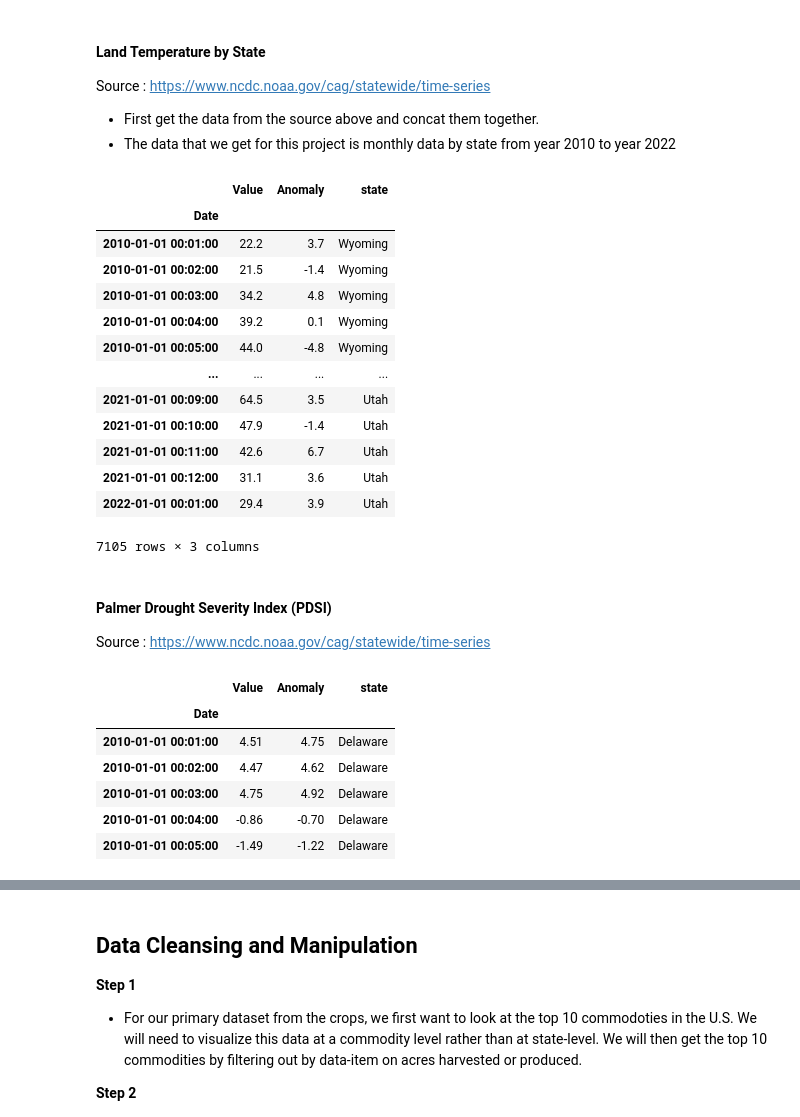
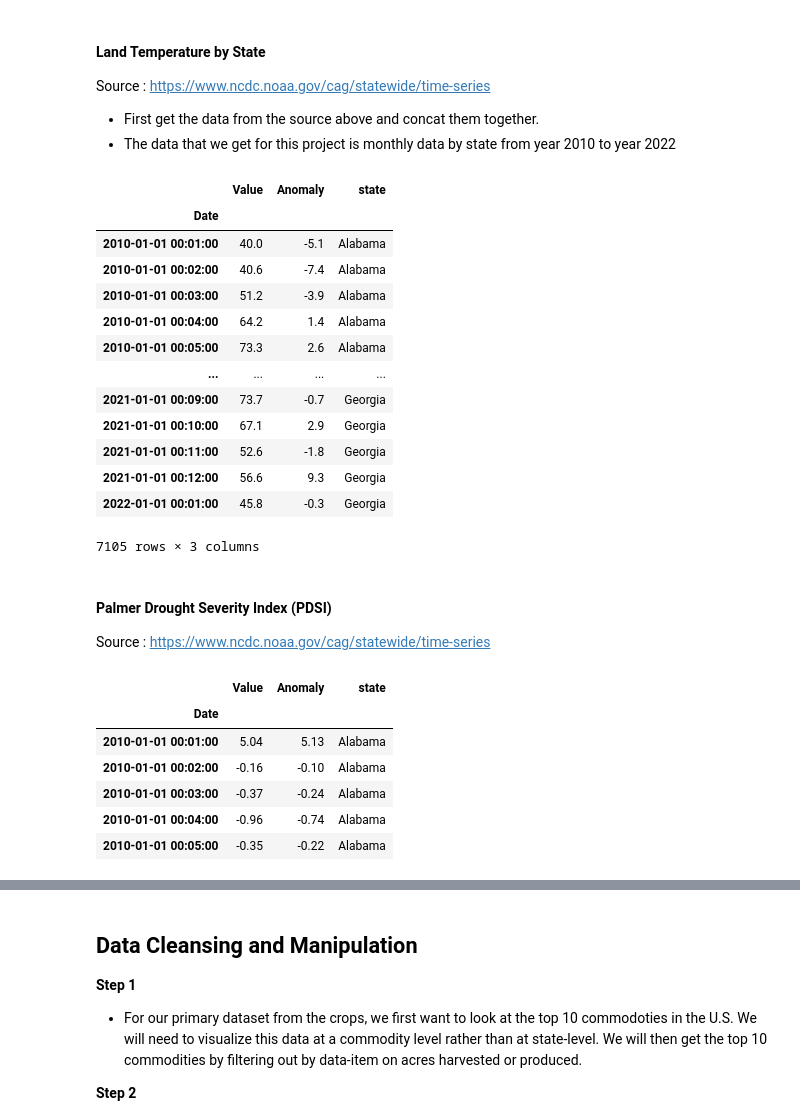
Before and after one commit to srilekha-sikhinam/SIADS-591_592, a Jupyter notebook: drought_crop.ipynb, the cells around one changed output, grey strips where cells are left out. Drawn from its saved outputs; the diff is of its cells as text; code cells hidden in the pictures.

```diff
--- a/drought_crop.ipynb
+++ b/drought_crop.ipynb
@@ -68,19 +50,19 @@ pd.set_option('display.max_columns', 500)
 
 our crop dataset from
 # %%
-pd.set_option('display.max_columns', None)
+# pd.set_option('display.max_columns', None)
 
-from google.colab import drive
-drive.mount('/content/drive/', force_remount=True)
+# from google.colab import drive
+# drive.mount('/content/drive/', force_remount=True)
 
-# your root directory for outputs is set to your google drive
-# you should create a sub-folder called data under your 'Colab Notebooks'.
-# An example is in https://developmentseed.org/sat-ml-training/GettingStarted#Explore-your-drive
+# # your root directory for outputs is set to your google drive
+# # you should create a sub-folder called data under your 'Colab Notebooks'.
+# # An example is in https://developmentseed.org/sat-ml-training/GettingStarted#Explore-your-drive
 
-my_root_dir = "drive/MyDrive/Colab Notebooks/data/"
-crop_data = 'drive/MyDrive/Colab Notebooks/data/crop_yield.csv'
-# crop_data = '/content/drive/My Drive/SERVIR-HKH-crop-yield/crop_yield'
+# my_root_dir = "drive/MyDrive/Colab Notebooks/data/"
+# crop_data = 'drive/MyDrive/Colab Notebooks/data/crop_yield.csv'
+# # crop_data = '/content/drive/My Drive/SERVIR-HKH-crop-yield/crop_yield'
 
-import os
+# import os
 
-print(os.getcwd())
+# print(os.getcwd())
@@ -164,7 +145,8 @@ Source : https://www.ncdc.noaa.gov/cag/statewide/time-series
 # read each file and change column value to each state
 import ntpath
 
-path = 'drive/MyDrive/Colab Notebooks/data/precipitation/'
+# path = 'drive/MyDrive/Colab Notebooks/data/precipitation/'
+path = 'secondary_dataset/precipitation'
 all_files = glob.glob(os.path.join(path, "*.csv"))
 files_list = []
 for file in all_files:
@@ -214,34 +196,35 @@ Source : https://www.ncdc.noaa.gov/cag/statewide/time-series
 * The data that we get for this project is monthly data by state from year 2010 to year 2022
 # %%
 # read and write csv to collect state from the top of the cell
-path = 'drive/MyDrive/Colab Notebooks/data/temperature/'
+# path = 'drive/MyDrive/Colab Notebooks/data/temperature/'
+path = 'secondary_dataset/temperature'
 files = [os.path.join(path, f) for f in os.listdir(path)] # if os.path.isfile(os.path.join(path, f))
 df_list = []
 for f in files:
     file = open(f, 'r')
     firstline = file.readline()
     state = firstline.split(',')[0] # extract state from csv file
     df = pd.read_csv(f, skiprows=4) # read_csv to df
     df['state'] = state
     df_list.append(df)
 temp_df = pd.concat(df_list, ignore_index=True)
 temp_df['Date'] = pd.to_datetime(temp_df['Date'], format='%Y%M')
 temp_df.set_index('Date', inplace=True)
 temp_df
 # %% [output]
 |  | Value | Anomaly | state |
 | Date |  |  |  |
-| 2010-01-01 00:01:00 | 22.2 | 3.7 | Wyoming |
-| 2010-01-01 00:02:00 | 21.5 | -1.4 | Wyoming |
-| 2010-01-01 00:03:00 | 34.2 | 4.8 | Wyoming |
-| 2010-01-01 00:04:00 | 39.2 | 0.1 | Wyoming |
-| 2010-01-01 00:05:00 | 44.0 | -4.8 | Wyoming |
+| 2010-01-01 00:01:00 | 40.0 | -5.1 | Alabama |
+| 2010-01-01 00:02:00 | 40.6 | -7.4 | Alabama |
+| 2010-01-01 00:03:00 | 51.2 | -3.9 | Alabama |
+| 2010-01-01 00:04:00 | 64.2 | 1.4 | Alabama |
+| 2010-01-01 00:05:00 | 73.3 | 2.6 | Alabama |
 | ... | ... | ... | ... |
-| 2021-01-01 00:09:00 | 64.5 | 3.5 | Utah |
-| 2021-01-01 00:10:00 | 47.9 | -1.4 | Utah |
-| 2021-01-01 00:11:00 | 42.6 | 6.7 | Utah |
-| 2021-01-01 00:12:00 | 31.1 | 3.6 | Utah |
-| 2022-01-01 00:01:00 | 29.4 | 3.9 | Utah |
+| 2021-01-01 00:09:00 | 73.7 | -0.7 | Georgia |
+| 2021-01-01 00:10:00 | 67.1 | 2.9 | Georgia |
+| 2021-01-01 00:11:00 | 52.6 | -1.8 | Georgia |
+| 2021-01-01 00:12:00 | 56.6 | 9.3 | Georgia |
+| 2022-01-01 00:01:00 | 45.8 | -0.3 | Georgia |
 7105 rows × 3 columns
 # %%
 temp_year_df = temp_df.groupby([pd.Grouper(freq='Y'), 'state']).mean()
@@ -253,7 +236,8 @@ temp_year_df.rename(columns={'Value':'temp', 'state':'State'}, inplace=True)
 Source : https://www.ncdc.noaa.gov/cag/statewide/time-series
 # %%
 # read and write csv to collect state from the top of the cell
-path = 'drive/MyDrive/Colab Notebooks/data/pdsi'
+# path = 'drive/MyDrive/Colab Notebooks/data/pdsi'
+path = 'secondary_dataset/pdsi'
 files = [os.path.join(path, f) for f in os.listdir(path)] # if os.path.isfile(os.path.join(path, f))
 df_list = []
 for f in files:
@@ -270,11 +254,11 @@ pdsi_df.head(5)
 # %% [output]
 |  | Value | Anomaly | state |
 | Date |  |  |  |
-| 2010-01-01 00:01:00 | 4.51 | 4.75 | Delaware |
-| 2010-01-01 00:02:00 | 4.47 | 4.62 | Delaware |
-| 2010-01-01 00:03:00 | 4.75 | 4.92 | Delaware |
-| 2010-01-01 00:04:00 | -0.86 | -0.70 | Delaware |
-| 2010-01-01 00:05:00 | -1.49 | -1.22 | Delaware |
+| 2010-01-01 00:01:00 | 5.04 | 5.13 | Alabama |
+| 2010-01-01 00:02:00 | -0.16 | -0.10 | Alabama |
+| 2010-01-01 00:03:00 | -0.37 | -0.24 | Alabama |
+| 2010-01-01 00:04:00 | -0.96 | -0.74 | Alabama |
+| 2010-01-01 00:05:00 | -0.35 | -0.22 | Alabama |
 # %%
 pdsi_year_df = pdsi_df.groupby([pd.Grouper(freq='Y'), 'state']).mean()
 pdsi_year_df = pdsi_year_df.reset_index()
```
Also changed, not shown: parts of 18 cells of this notebook.
